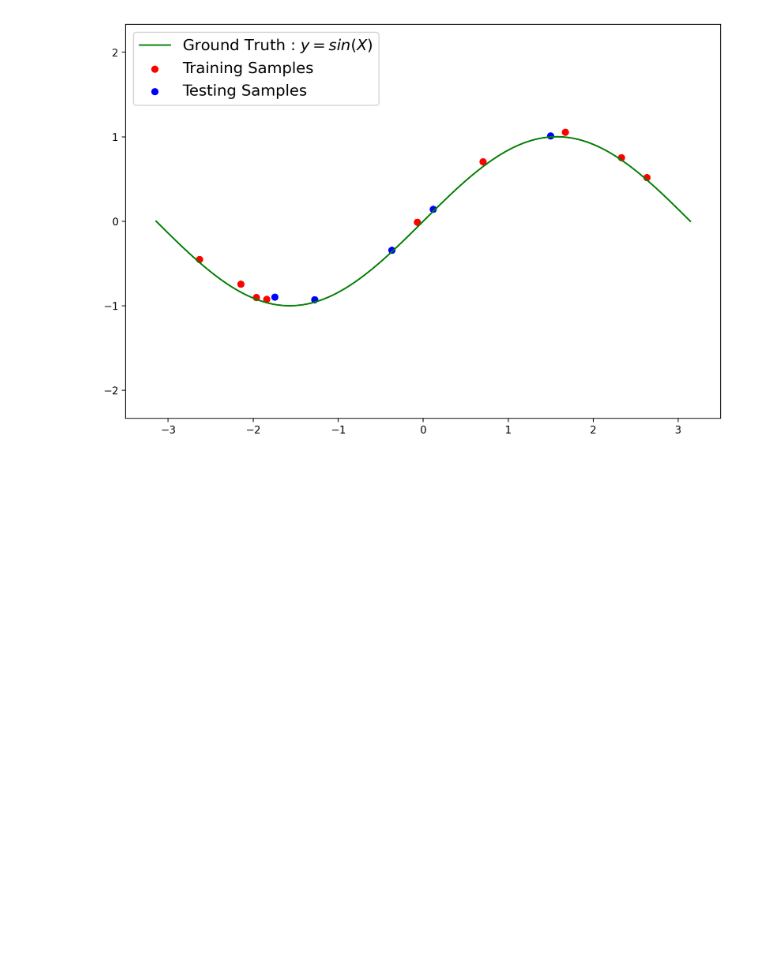
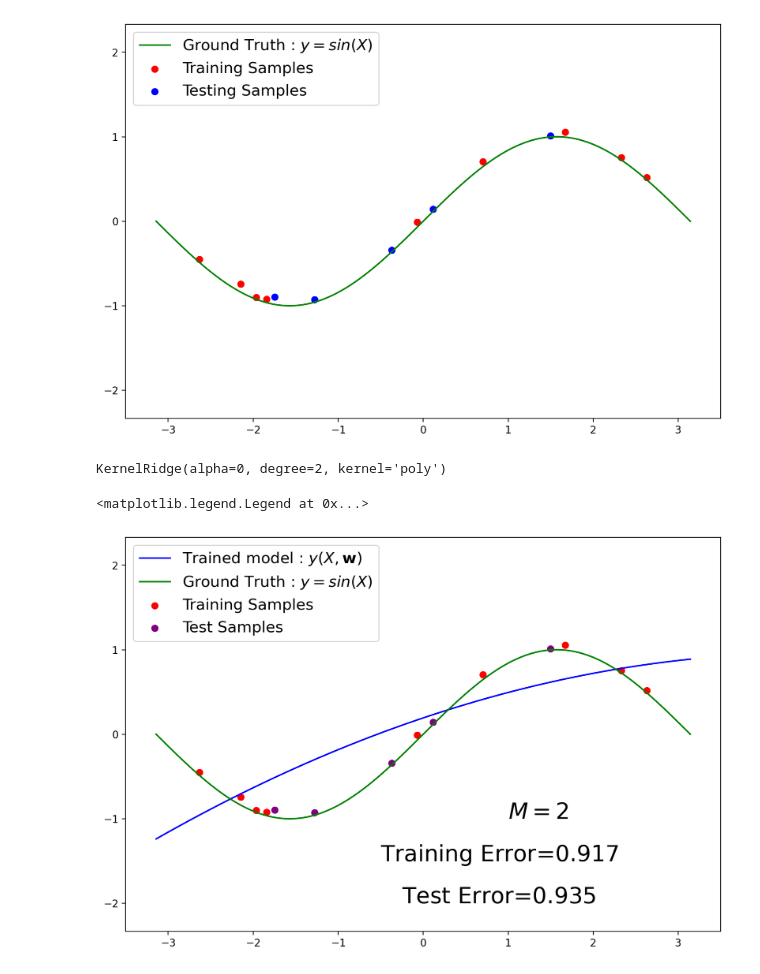
Before and after one commit to Sai99897/ridge-regression-with-regularisation, a Jupyter notebook: Regularization.ipynb, the cells around one changed output. Drawn from its saved outputs; the diff is of its cells as text; code cells hidden in the pictures; blank space fills up the shorter version.

Commit message:
trained the model and generated error values

```diff
--- a/Regularization.ipynb
+++ b/Regularization.ipynb
@@ -34,3 +33,28 @@ plt.plot()
 # %% [output]
 []
 [figure]
+# %%
+from sklearn.kernel_ridge import KernelRidge
+clf=KernelRidge(degree=2,kernel='poly', alpha=0)
+clf.fit(X_train,y_train)
+# %% [output]
+KernelRidge(alpha=0, degree=2, kernel='poly')
+# %%
+from numpy import linalg as LA
+
+error_train=LA.norm(clf.predict(X_train)-y_train,'fro')
+error_test=LA.norm(clf.predict(X_test)-y_test,'fro')
+
+plt.figure(figsize=(16*scale_factor,10.667*scale_factor))
+plt.axis([-3.5,3.5,-2.33,2.33])
+plt.plot(x_i, clf.predict(x_i), c='blue', label='Trained model : $y(X,\mathbf{w})$')
+plt.plot(x_i, y_i, c='green', label='Ground Truth : $y=sin(X)$')
+plt.scatter(X_train, y_train, c='red', label='Training Samples')
+plt.scatter(X_test, y_test, c='purple', label='Test Samples')
+plt.text(1,-1,'$M=2$',fontsize=22)
+plt.text(-0.5,-1.5,'Training Error=${0:.3f}$'.format(error_train), fontsize=22)
+plt.text(-0.25,-2.0,'Test Error=${0:.3f}$'.format(error_test), fontsize=22)
+plt.legend(loc="upper left", fontsize=15)
+# %% [output]
+<matplotlib.legend.Legend at 0x...>
+[figure, added]
```
Also changed, not shown: parts of 1 cell of this notebook.
